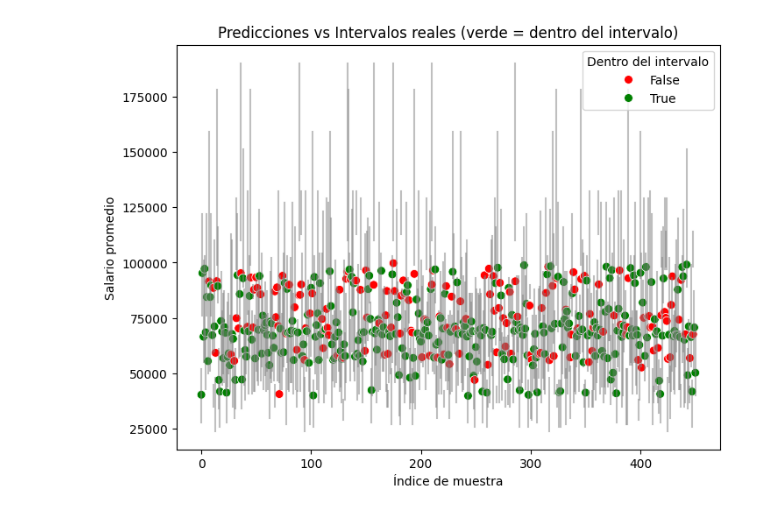
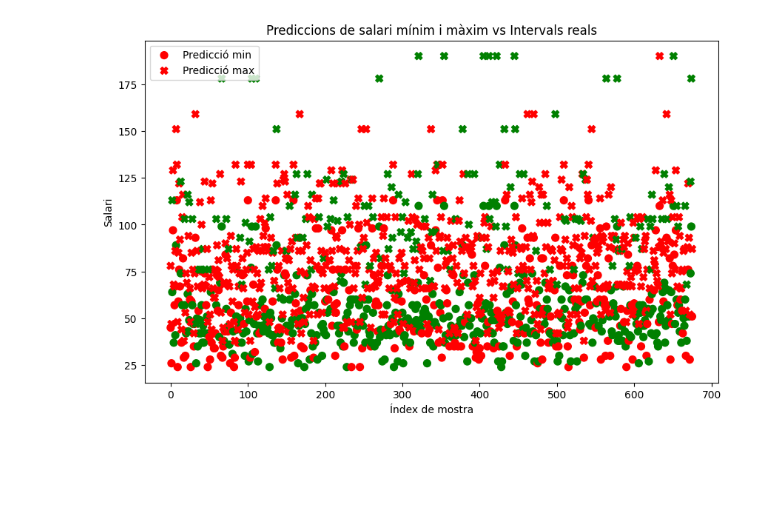
Before and after one commit to sarachillon/casKaggle, a Jupyter notebook: AnalisiFinal.ipynb, the cells around one changed output. Cells and saved outputs as stored; diff of their text form; code cells hidden in the pictures; blank space fills up the shorter version.

```diff
--- a/AnalisiFinal.ipynb
+++ b/AnalisiFinal.ipynb
@@ -18,6 +18,6 @@ df.head()
 # %%
-real_avg_salary = df["real_avg_salary"]
 real_min_salary = df["real_min_salary"]
 real_max_salary = df["real_max_salary"]
-pred_avg_salary = df["pred_avg_salary"]
+pred_min_salary = df["pred_min_salary"]
+pred_max_salary = df["pred_max_salary"]
 # %%
@@ -114,23 +118,21 @@ Outliers:
 # %%
-plt.figure(figsize=(8,6))
+plt.figure(figsize=(10,6))
 
-# Color según si la predicción está dentro del intervalo
-df["in_interval"] = ((pred_avg_salary >= real_min_salary) &
-                     (pred_avg_salary <= real_max_salary))
+# Puntos: predicción mínima
+plt.scatter(range(len(df)), pred_min_salary,
+            c=['green' if val else 'red' for val in (pred_min_salary >= real_min_salary) & (pred_min_salary <= real_max_salary)],
+            s=50, marker='o', label='Predicció min')
 
-# Dibujar cada intervalo como línea vertical
-for i in range(len(df)):
-    plt.plot([i, i], [real_min_salary[i], real_max_salary[i]], color='grey', alpha=0.5)
+# Puntos: predicción máxima
+plt.scatter(range(len(df)), pred_max_salary,
+            c=['green' if val else 'red' for val in (pred_max_salary >= real_min_salary) & (pred_max_salary <= real_max_salary)],
+            s=50, marker='X', label='Predicció max')
 
-# Puntos: predicción
-sns.scatterplot(x=range(len(df)), y=pred_avg_salary, hue=df["in_interval"],
-                palette={True: "green", False: "red"}, s=50)
-
-plt.xlabel("Índice de muestra")
-plt.ylabel("Salario promedio")
-plt.title("Predicciones vs Intervalos reales (verde = dentro del intervalo)")
-plt.legend(title="Dentro del intervalo")
+plt.xlabel("Índex de mostra")
+plt.ylabel("Salari")
+plt.title("Prediccions de salari mínim i màxim vs Intervals reals")
+plt.legend()
 plt.show()
 # %% [output]
-[figure, old version]
+[figure, new version]
 # %%
```
Also changed, not shown: parts of 6 cells of this notebook, 4 other files.
